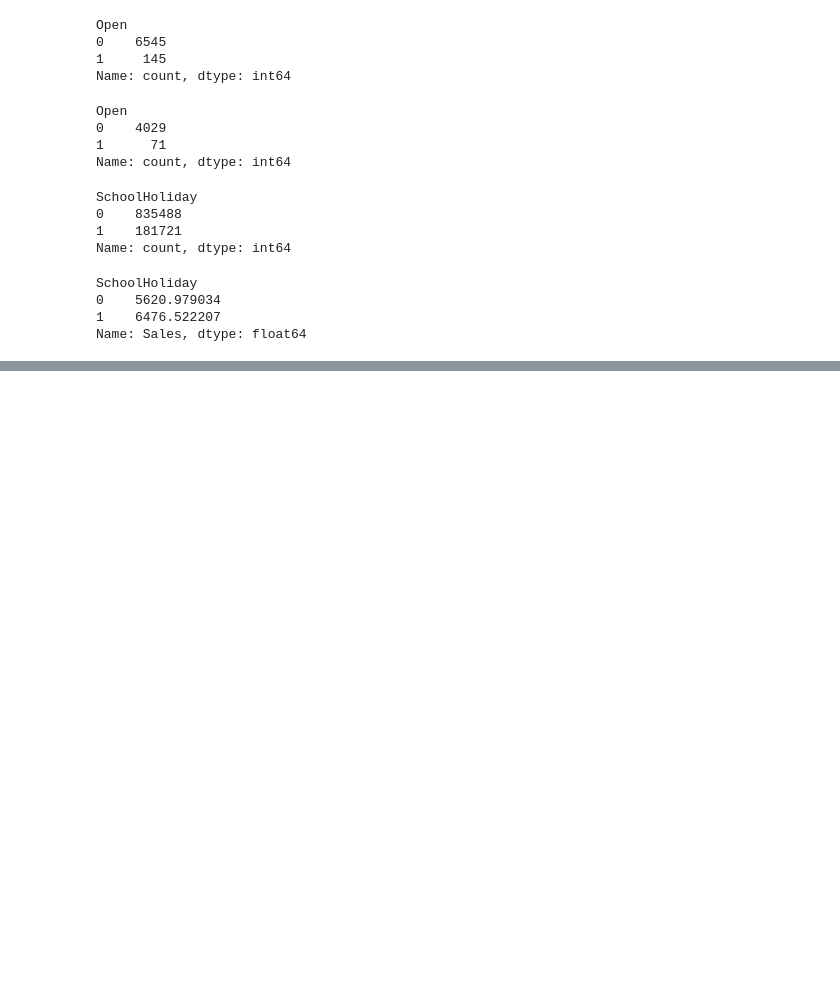
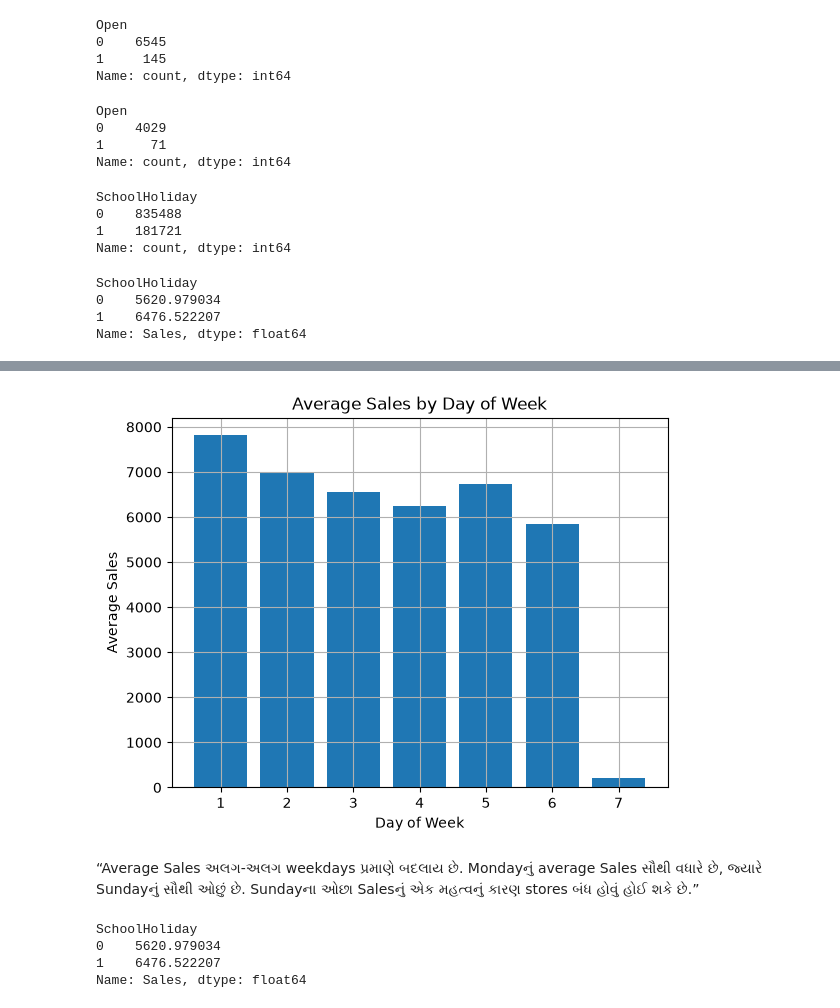
Before and after one commit to Jatinkk1304/SmartSale, a Jupyter notebook: notebooks/01_data_exploration.ipynb, the cells around one changed output, grey strips where cells are left out. Drawn from its saved outputs; the diff is of its cells as text; code cells hidden in the pictures; blank space fills up the shorter version.

```diff
--- a/notebooks/01_data_exploration.ipynb
+++ b/notebooks/01_data_exploration.ipynb
@@ -180,0 +278,3 @@ Name: Sales, dtype: float64
+# %%
+avg_sales_day = train.groupby("DayOfWeek")["Sales"].mean()
+avg_sales_day
@@ -180,0 +291,18 @@ Name: Sales, dtype: float64
+# %%
+plt.bar(avg_sales_day.index,avg_sales_day.values)
+plt.grid(True)
+plt.title("Average Sales by Day of Week")
+plt.xlabel("Day of Week")
+plt.ylabel("Average Sales")
+plt.show()
+# %% [output]
+[figure, added]
+# %% [markdown]
+“Average Sales અલગ-અલગ weekdays પ્રમાણે બદલાય છે. Mondayનું average Sales સૌથી વધારે છે, જ્યારે Sundayનું સૌથી ઓછું છે. Sundayના ઓછા Salesનું એક મહત્વનું કારણ stores બંધ હોવું હોઈ શકે છે.”
+# %%
+train.groupby("SchoolHoliday")["Sales"].mean()
+# %% [output]
+SchoolHoliday
+0    5620.979034
+1    6476.522207
+Name: Sales, dtype: float64
```
Also changed, not shown: parts of 52 cells of this notebook.
